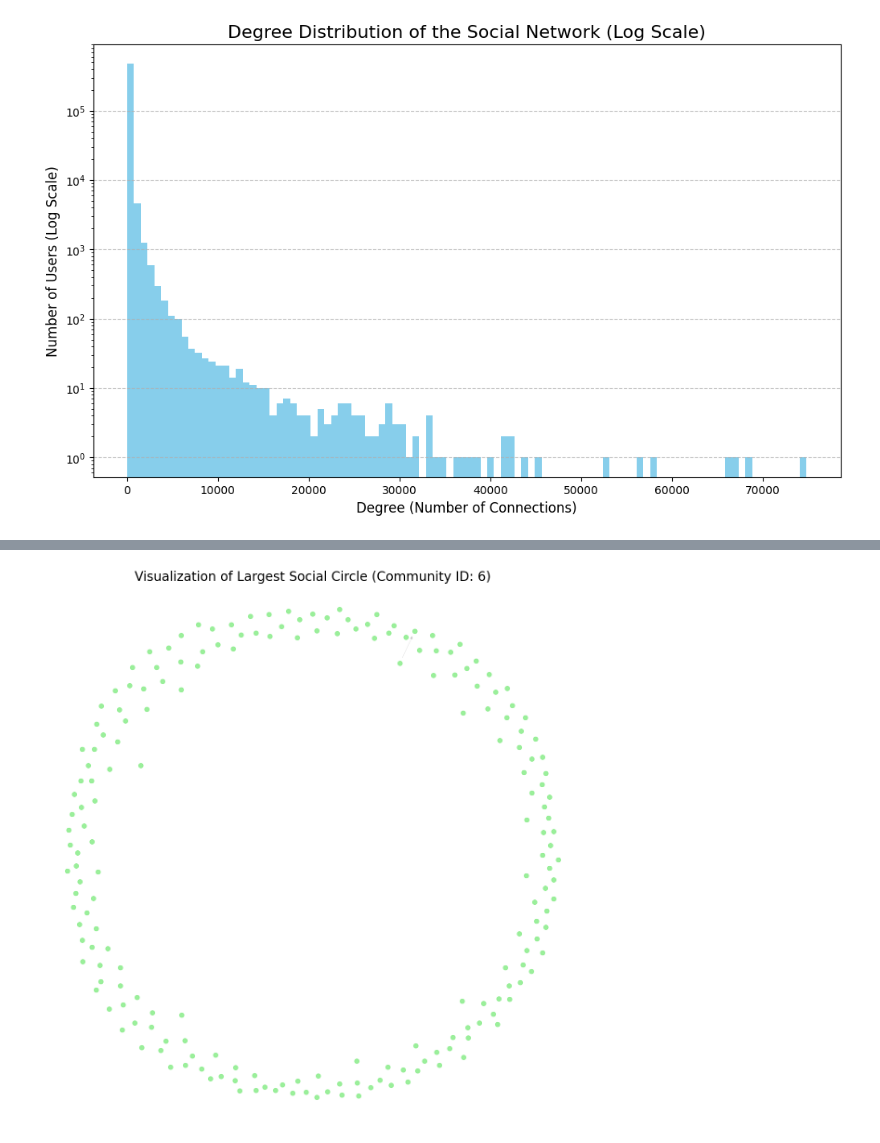
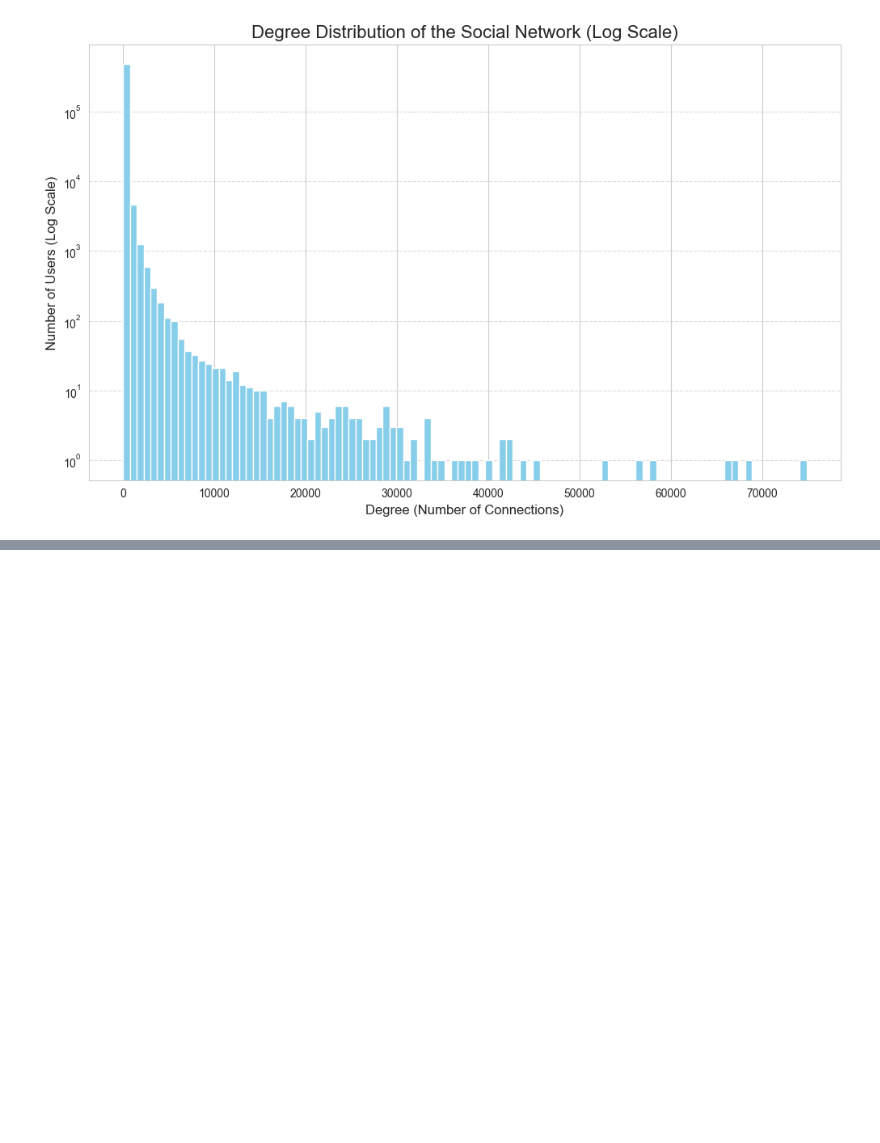
Before and after one commit to jonas-blum/data-mining-1, a Jupyter notebook: project/2-community-detection.ipynb, the cells around one changed output, grey strips where cells are left out. Cells and saved outputs as stored; diff of their text form; code cells hidden in the pictures; blank space fills up the shorter version.

```diff
--- a/project/2-community-detection.ipynb
+++ b/project/2-community-detection.ipynb
@@ -24,23 +17,11 @@ likes = pd.read_csv("data/filtered_likes.csv")
 entries = pd.read_csv("data/filtered_entries.csv")
 # %%
+G = nx.from_pandas_edgelist(following, source='FollowerID', target='FollowedID', create_using=nx.DiGraph())
+print(f"Nodes (Users): {G.number_of_nodes():,}")
+print(f"Edges (Connections): {G.number_of_edges():,}")
 
+partition = community_louvain.best_partition(G.to_undirected())
 
-# Create the graph from the 'following' edgelist
-G = nx.from_pandas_edgelist(following, source='FollowerID', target='FollowedID', create_using=nx.DiGraph())
-print(f"-> Graph created successfully.")
-print(f"-> Nodes (Users): {G.number_of_nodes():,}")
-print(f"-> Edges (Connections): {G.number_of_edges():,}")
-print("-" * 30)
-
-# --- 2. Detect Communities with Louvain Algorithm (Efficient) ---
-print("Step 2: Running the Louvain algorithm...")
-# The community_louvain library is highly optimized for speed.
-partition = community_louvain.best_partition(G.to_undirected()) # Louvain works on undirected graphs
-print("-> Community detection complete.")
-print("-" * 30)
-
-# --- 3. Analyze and Process the Results (Efficient) ---
-print("Step 3: Analyzing community results...")
 num_communities = len(set(partition.values()))
 print(f"-> Discovered {num_communities} distinct communities.")
 
@@ -49,33 +30,11 @@ community_sizes = partition_df['CommunityID'].value_counts().reset_index()
 community_sizes.columns = ['CommunityID', 'NumberOfMembers']
 print("\nTop 10 Largest Social Circles:")
 print(community_sizes.head(10).to_string(index=False))
-print("-" * 30)
 
-# --- 4. Merge and Save Results (Efficient) ---
-print("Step 4: Merging and saving results...")
 users_with_communities = pd.merge(users, partition_df, on='ID', how='inner')
 output_filepath = "results/users_with_communities.csv"
 users_with_communities.to_csv(output_filepath, index=False, encoding='utf-8')
-print(f"-> Successfully saved results to '{output_filepath}'")
-print("-" * 30)
 
-# --- 5. Display a Sample from the Largest Community (Efficient) ---
-if not community_sizes.empty:
-    largest_community_id = community_sizes.iloc[0]['CommunityID']
-    print(f"Step 5: Sample of users from the largest community (ID: {largest_community_id}):")
-    largest_community_members = users_with_communities[
-        users_with_communities['CommunityID'] == largest_community_id
-    ]
-    print(largest_community_members[['ID', 'Name', 'CommunityID']].head(15).to_string(index=False))
-else:
-    print("No communities were found to display a sample.")
-print("-" * 30)
-
-
-# --- 6. Plot Degree Distribution (Efficient) ---
-print("Step 6: Generating Degree Distribution Plot...")
-# --- OPTIMIZATION 4: More efficient way to get degrees ---
-# This avoids creating an intermediate list of nodes.
 degrees = [d for n, d in G.degree()]
 
 plt.figure(figsize=(12, 7))
@@ -87,41 +46,7 @@ plt.grid(axis='y', linestyle='--', alpha=0.7)
 
 degree_plot_path = 'results/degree_distribution.png'
 plt.savefig(degree_plot_path)
-print(f"-> Degree distribution plot saved to '{degree_plot_path}'")
 plt.show()
-print("-" * 30)
-
-
-# --- 7. Visualize the Largest Community (Your existing efficient code) ---
-# This part of your code was already well-optimized by sampling!
-print(f"Step 7: Visualizing the largest community (ID: {largest_community_id})...")
-
-nodes_in_community = [
-    n for n, c_id in partition.items() if c_id == largest_community_id
-]
-subgraph = G.subgraph(nodes_in_community)
-print(f"-> Largest community has {subgraph.number_of_nodes():,} members.")
-
-if subgraph.number_of_nodes() > 200:
-    print("-> Community is too large to draw clearly. A random sample of 200 nodes will be visualized.")
-    sampled_nodes = pd.Series(list(subgraph.nodes())).sample(200, random_state=42).tolist()
-    vis_subgraph = subgraph.subgraph(sampled_nodes)
-else:
-    vis_subgraph = subgraph
-
-plt.figure(figsize=(15, 15))
-pos = nx.spring_layout(vis_subgraph, seed=42, k=0.15)
-nx.draw_networkx_nodes(vis_subgraph, pos, node_size=50, node_color='lightgreen', alpha=0.9)
-nx.draw_networkx_edges(vis_subgraph, pos, width=0.5, alpha=0.3, edge_color='gray')
-plt.title(f'Visualization of Largest Social Circle (Community ID: {largest_community_id})', fontsize=20)
-plt.axis('off')
-
-community_plot_path = 'results/largest_community_graph.png'
-plt.savefig(community_plot_path)
-print(f"-> Community graph saved to '{community_plot_path}'")
-plt.show()
-print("-" * 30)
-print("✅ Analysis complete!")
 # %% [output]
 -> Graph created successfully.
 -> Nodes (Users): 484,251
@@ -140,5 +65,5 @@ Top 10 Largest Social Circles:
 ------------------------------
 Step 6: Generating Degree Distribution Plot...
 -> Degree distribution plot saved to 'results/degree_distribution.png'
-[figure, old version]
+[figure, new version]
 ------------------------------
@@ -149 +69,0 @@ Step 7: Visualizing the largest community (ID: 6)...
-[figure, removed]
```
Also changed, not shown: parts of 5 cells of this notebook, 1 other file.
